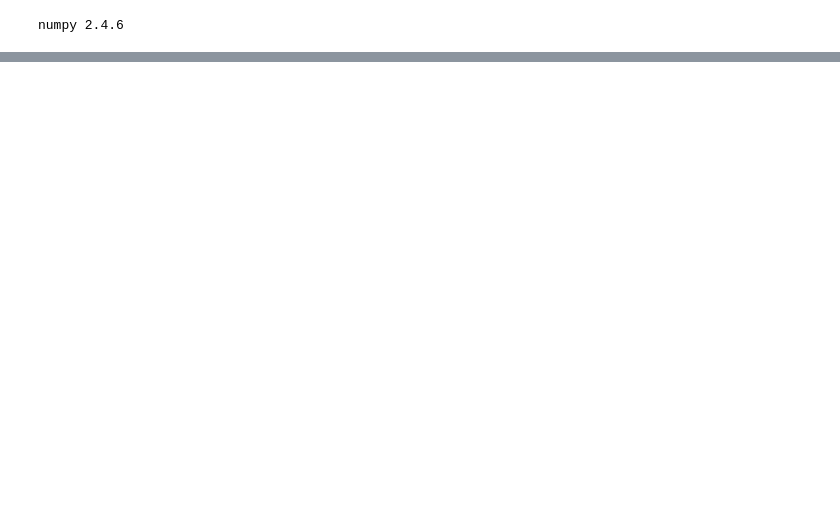
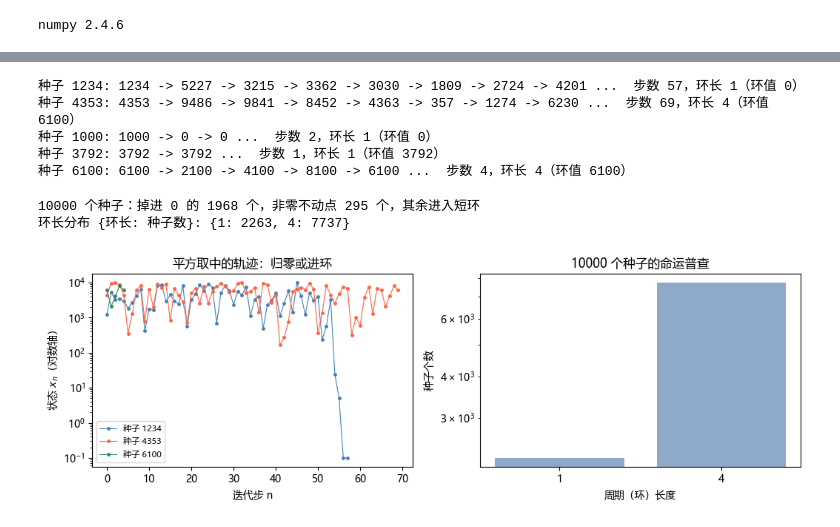
Before and after one commit to linxiawmt/MASAMI-Brain, a Jupyter notebook: docs/mc/nb/ch03.ipynb, the cells around one changed output, grey strips where cells are left out. Saved outputs shown, nothing was run; the diff lists cells and outputs as text; code cells hidden in the pictures; blank space fills up the shorter version.

```diff
--- a/docs/mc/nb/ch03.ipynb
+++ b/docs/mc/nb/ch03.ipynb
@@ -135,0 +30,52 @@ Y=U² 的密度 = 1/(2*sqrt(u))
+# %%
+def middle_square(seed, digits=4):
+    x, seq, seen = seed, [seed], {seed}
+    while True:
+        s = f"{x * x:0{2*digits}d}"                  # 平方，左侧补零到 2d 位
+        x = int(s[digits//2 : digits//2 + digits])   # 抽中间 d 位
+        if x in seen:                                # 状态重复 → 环闭合
+            seq.append(x)
+            return seq
+        seq.append(x)
+        seen.add(x)
+
+for s in (1234, 4353, 1000, 3792, 6100):
+    seq = middle_square(s)
+    L = len(seq) - 1 - seq.index(seq[-1])            # 进入环的长度
+    print(f"种子 {s:4d}: {' -> '.join(map(str, seq[:8]))} ...  步数 {len(seq)-1}，环长 {L}（环值 {seq[-1]}）")
+# %% [output]
+种子 1234: 1234 -> 5227 -> 3215 -> 3362 -> 3030 -> 1809 -> 2724 -> 4201 ...  步数 57，环长 1（环值 0）
+种子 4353: 4353 -> 9486 -> 9841 -> 8452 -> 4363 -> 357 -> 1274 -> 6230 ...  步数 69，环长 4（环值 6100）
+种子 1000: 1000 -> 0 -> 0 ...  步数 2，环长 1（环值 0）
+种子 3792: 3792 -> 3792 ...  步数 1，环长 1（环值 3792）
+种子 6100: 6100 -> 2100 -> 4100 -> 8100 -> 6100 ...  步数 4，环长 4（环值 6100）
+# %%
+fates, n_to0, n_fix = {}, 0, 0
+for seed in range(10000):
+    seq = middle_square(seed)
+    L = len(seq) - 1 - seq.index(seq[-1])
+    fates[L] = fates.get(L, 0) + 1
+    if seq[-1] == 0:
+        n_to0 += 1
+    elif L == 1:
+        n_fix += 1
+print(f"10000 个种子：掉进 0 的 {n_to0} 个，非零不动点 {n_fix} 个，其余进入短环")
+print("环长分布 {环长: 种子数}:", dict(sorted(fates.items())))
+# %% [output]
+10000 个种子：掉进 0 的 1968 个，非零不动点 295 个，其余进入短环
+环长分布 {环长: 种子数}: {1: 2263, 4: 7737}
+# %%
+fig, ax = plt.subplots(1, 2, figsize=(10.5, 3.6))
+for s, c in zip((1234, 4353, 6100), ("steelblue", "tomato", "seagreen")):
+    seq = middle_square(s)                     # 画全程：直到归零或环闭合
+    ax[0].semilogy(range(len(seq)), np.maximum(seq, 0.1), "o-", ms=2.5, lw=0.8, color=c, label=f"种子 {s}")
+ax[0].set_xlabel("迭代步 n"); ax[0].set_ylabel("状态 $x_n$（对数轴）")
+ax[0].legend(fontsize=8); ax[0].set_title("平方取中的轨迹：归零或进环")
+labels = sorted(fates)
+ax[1].bar([str(L) for L in labels], [fates[L] for L in labels], color="#8ea9c9")
+ax[1].set_yscale("log")
+ax[1].set_xlabel("周期（环）长度"); ax[1].set_ylabel("种子个数")
+ax[1].set_title("10000 个种子的命运普查")
+fig.tight_layout(); save(fig, "out-3-1.png"); plt.show()
+# %% [output]
+[figure, added]
```
Also changed, not shown: parts of 33 cells of this notebook, 16 other files.
